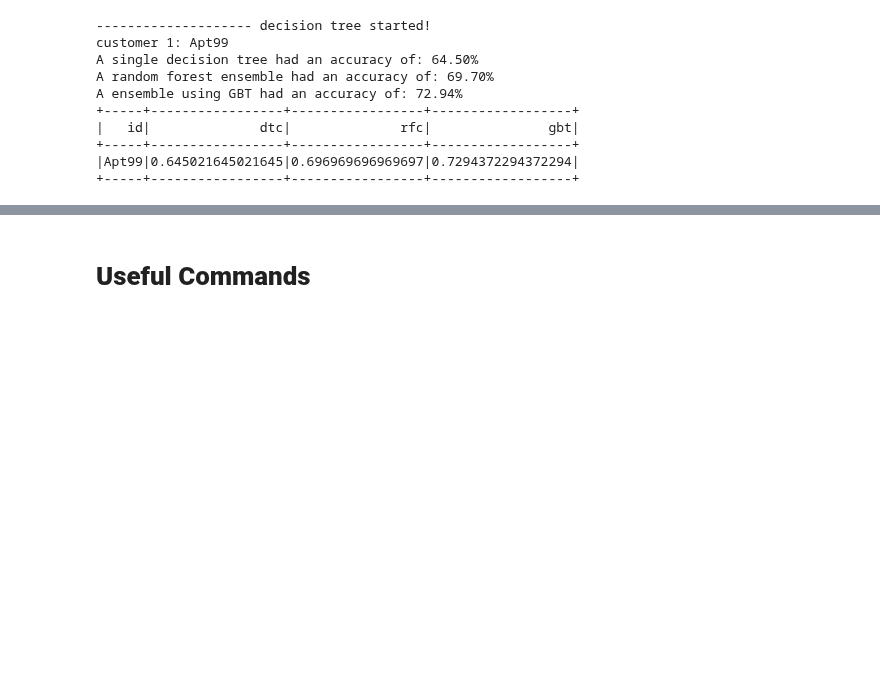
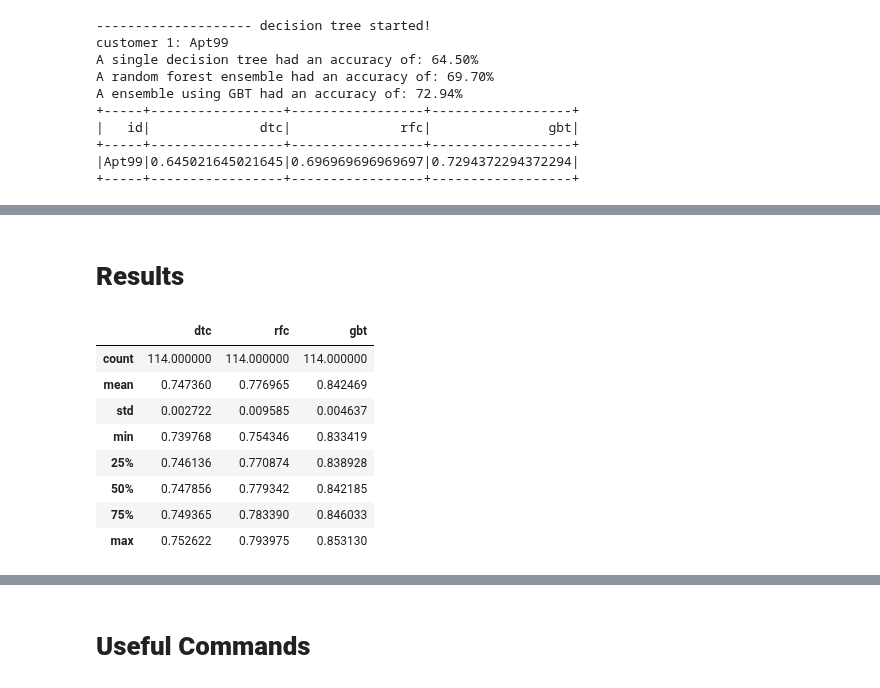
Before and after one commit to soroushomidvar/anomaly-detection, a Jupyter notebook: Spark Model.ipynb, the cells around one changed output, grey strips where cells are left out. Saved outputs shown, nothing was run; the diff lists cells and outputs as text; code cells hidden in the pictures; blank space fills up the shorter version.

Commit message:
add Results part

```diff
--- a/Spark Model.ipynb
+++ b/Spark Model.ipynb
@@ -955 +1117,17 @@ df.head()
+# %% [markdown]
+# **Results**
+# %%
+statistics_trees_k1 = pd.read_pickle(os.path.join(BASE_PATH, 'statistics_trees_k1.pkl'))
+statistics_trees_k1.head()
+statistics_trees_k1.describe()
+# %% [output]
+|  | dtc | rfc | gbt |
+| count | 114.000000 | 114.000000 | 114.000000 |
+| mean | 0.747360 | 0.776965 | 0.842469 |
+| std | 0.002722 | 0.009585 | 0.004637 |
+| min | 0.739768 | 0.754346 | 0.833419 |
+| 25% | 0.746136 | 0.770874 | 0.838928 |
+| 50% | 0.747856 | 0.779342 | 0.842185 |
+| 75% | 0.749365 | 0.783390 | 0.846033 |
+| max | 0.752622 | 0.793975 | 0.853130 |
 # %%
```
Also changed, not shown: parts of 11 cells of this notebook, 1 other file.
